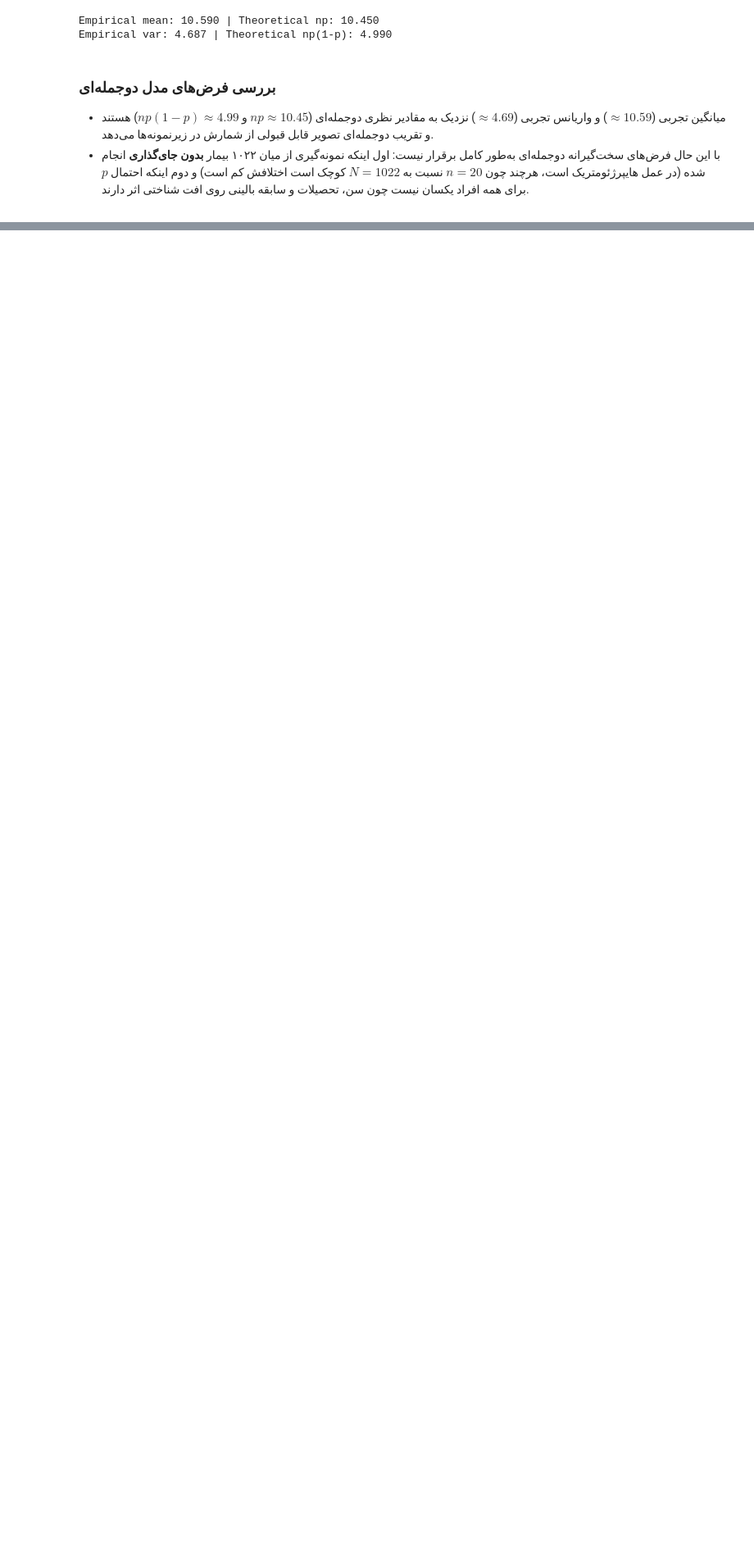
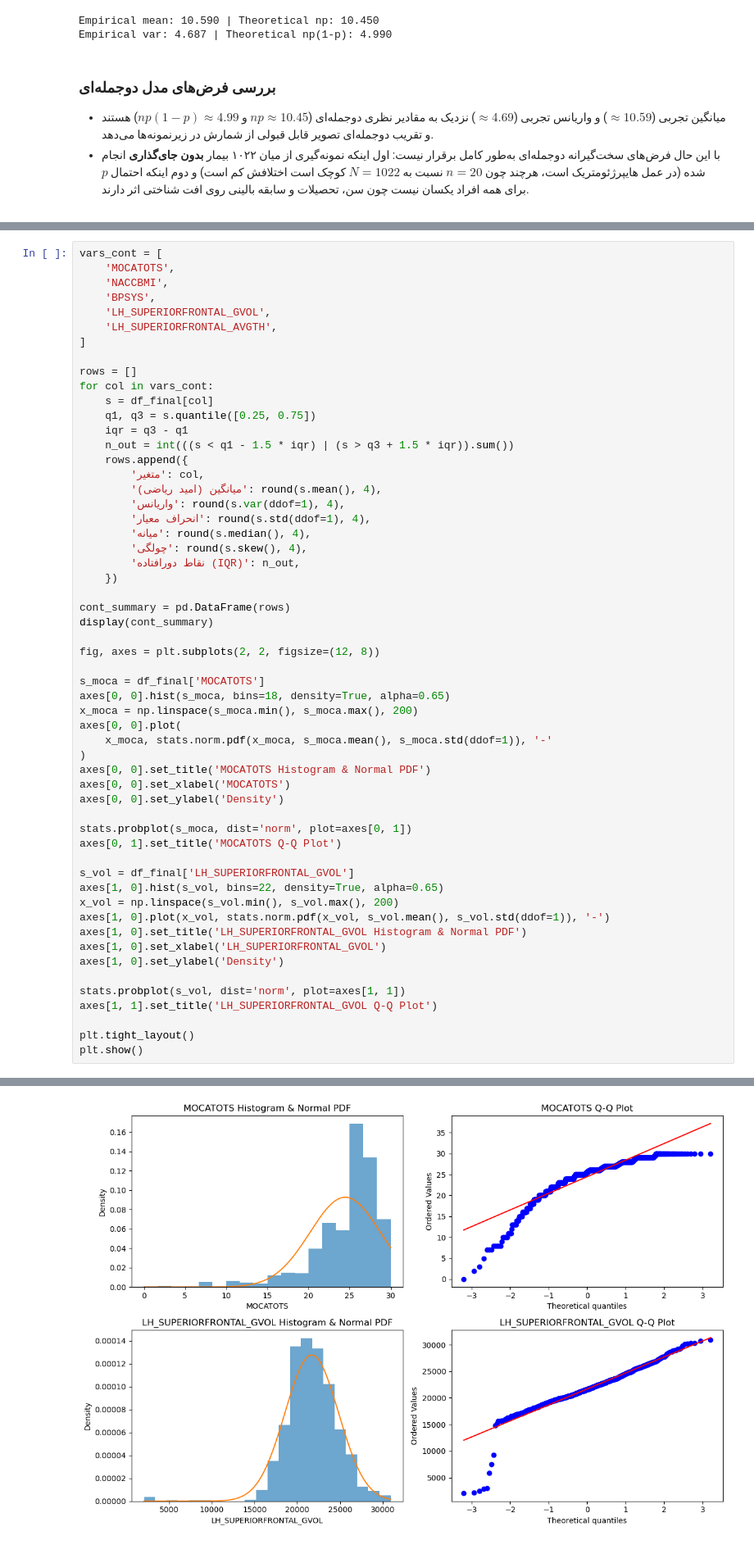
Before and after one commit to alirezaen6/Stats-Project-NACC, a Jupyter notebook: notebooks/Phaze2.ipynb, the cells around one changed output, grey strips where cells are left out. Shown at 82% size. Saved outputs shown, nothing was run; the diff lists cells and outputs as text; blank space fills up the shorter version.

Commit message:
phase2 section 4: continuous distributions, expectation, variance, normal check

```diff
--- a/notebooks/Phaze2.ipynb
+++ b/notebooks/Phaze2.ipynb
@@ -263,0 +273,57 @@ Empirical var: 4.687 | Theoretical np(1-p): 4.990
+# %%
+vars_cont = [
+    'MOCATOTS',
+    'NACCBMI',
+    'BPSYS',
+    'LH_SUPERIORFRONTAL_GVOL',
+    'LH_SUPERIORFRONTAL_AVGTH',
+]
+
+rows = []
+for col in vars_cont:
+    s = df_final[col]
+    q1, q3 = s.quantile([0.25, 0.75])
+    iqr = q3 - q1
+    n_out = int(((s < q1 - 1.5 * iqr) | (s > q3 + 1.5 * iqr)).sum())
+    rows.append({
+        'متغیر': col,
+        'میانگین (امید ریاضی)': round(s.mean(), 4),
+        'واریانس': round(s.var(ddof=1), 4),
+        'انحراف معیار': round(s.std(ddof=1), 4),
+        'میانه': round(s.median(), 4),
+        'چولگی': round(s.skew(), 4),
+        'نقاط دورافتاده (IQR)': n_out,
+    })
+
+cont_summary = pd.DataFrame(rows)
+display(cont_summary)
+
+fig, axes = plt.subplots(2, 2, figsize=(12, 8))
+
+s_moca = df_final['MOCATOTS']
+axes[0, 0].hist(s_moca, bins=18, density=True, alpha=0.65)
+x_moca = np.linspace(s_moca.min(), s_moca.max(), 200)
+axes[0, 0].plot(
+    x_moca, stats.norm.pdf(x_moca, s_moca.mean(), s_moca.std(ddof=1)), '-'
+)
+axes[0, 0].set_title('MOCATOTS Histogram & Normal PDF')
+axes[0, 0].set_xlabel('MOCATOTS')
+axes[0, 0].set_ylabel('Density')
+
+stats.probplot(s_moca, dist='norm', plot=axes[0, 1])
+axes[0, 1].set_title('MOCATOTS Q-Q Plot')
+
+s_vol = df_final['LH_SUPERIORFRONTAL_GVOL']
+axes[1, 0].hist(s_vol, bins=22, density=True, alpha=0.65)
+x_vol = np.linspace(s_vol.min(), s_vol.max(), 200)
+axes[1, 0].plot(x_vol, stats.norm.pdf(x_vol, s_vol.mean(), s_vol.std(ddof=1)), '-')
+axes[1, 0].set_title('LH_SUPERIORFRONTAL_GVOL Histogram & Normal PDF')
+axes[1, 0].set_xlabel('LH_SUPERIORFRONTAL_GVOL')
+axes[1, 0].set_ylabel('Density')
+
+stats.probplot(s_vol, dist='norm', plot=axes[1, 1])
+axes[1, 1].set_title('LH_SUPERIORFRONTAL_GVOL Q-Q Plot')
+
+plt.tight_layout()
+plt.show()
+# %% [output]
@@ -263,0 +336 @@ Empirical var: 4.687 | Theoretical np(1-p): 4.990
+[figure, added]
```
Also changed, not shown: parts of 3 cells of this notebook.
